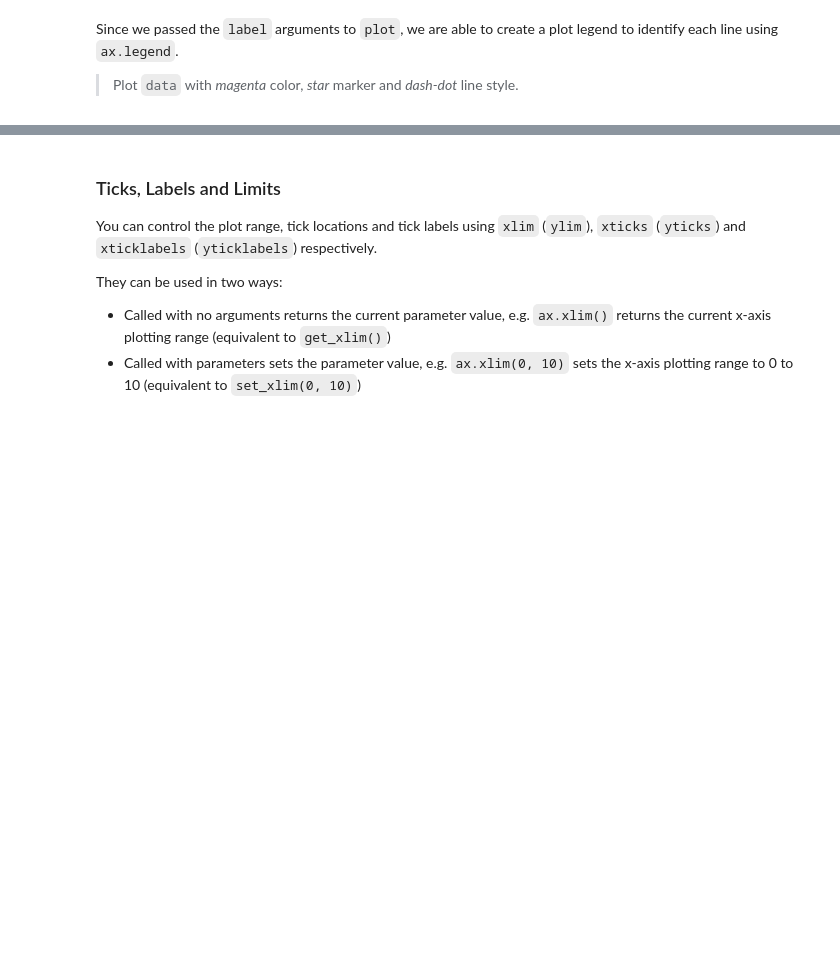
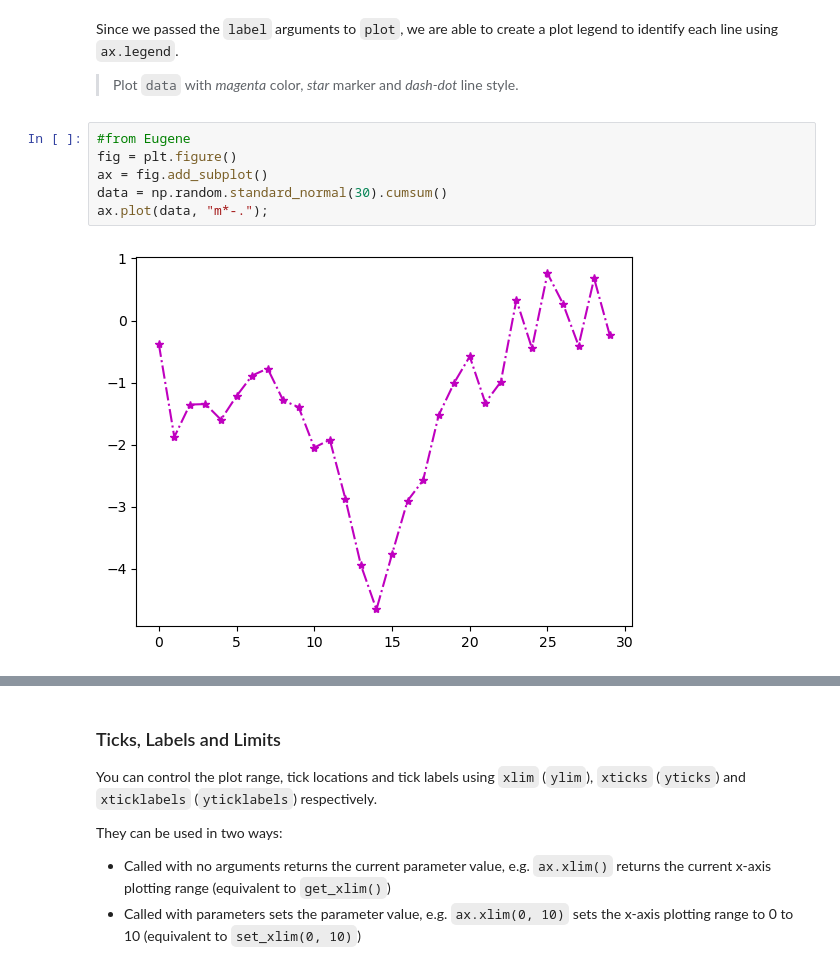
Before and after one commit to spideyeng/5m-data-1.10-visualization, a Jupyter notebook: notebooks/data_visualization_lesson.ipynb, the cells around one changed output, grey strips where cells are left out. Cells and saved outputs as stored; diff of their text form; blank space fills up the shorter version.

```diff
--- a/notebooks/data_visualization_lesson.ipynb
+++ b/notebooks/data_visualization_lesson.ipynb
@@ -182,3 +225,11 @@ ax.legend()
 Since we passed the `label` arguments to `plot`, we are able to create a plot legend to identify each line using `ax.legend`.
 
 > Plot `data` with _magenta_ color, _star_ marker and _dash-dot_ line style.
+# %%
+#from Eugene
+fig = plt.figure()
+ax = fig.add_subplot()
+data = np.random.standard_normal(30).cumsum()
+ax.plot(data, "m*-.");
+# %% [output]
+[figure, added]
```
Also changed, not shown: parts of 37 cells of this notebook, 2 other files.
